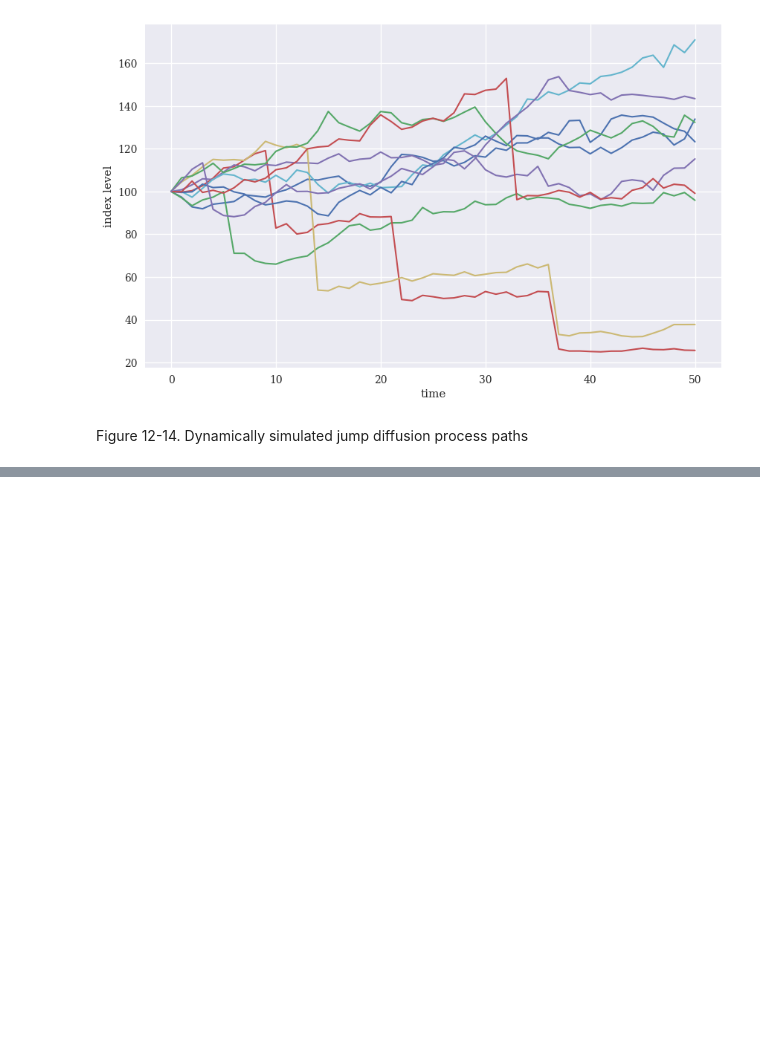
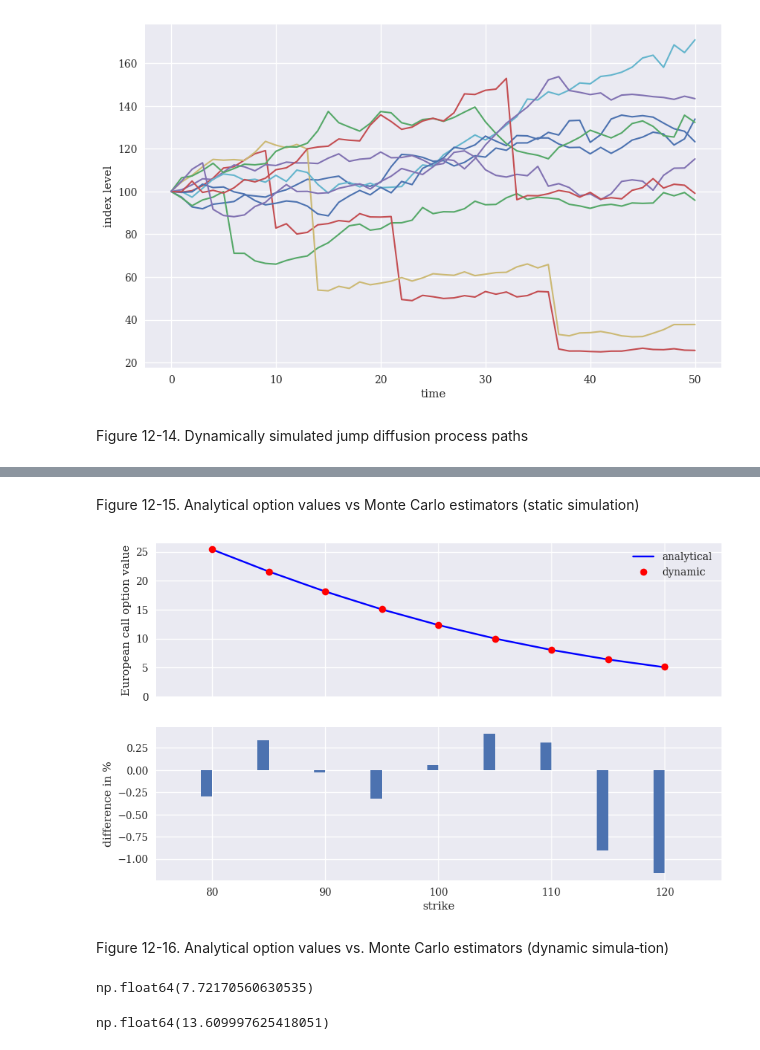
Before and after one commit to Youngsoo1024/Python_Finance, a Jupyter notebook: Chap12/ch12_test.ipynb, the cells around one changed output, grey strips where cells are left out. Cells and saved outputs as stored; diff of their text form; code cells hidden in the pictures; blank space fills up the shorter version.

```diff
--- a/Chap12/ch12_test.ipynb
+++ b/Chap12/ch12_test.ipynb
@@ -431,0 +669,18 @@ Figure 12-14. Dynamically simulated jump diffusion process paths
+# %% [markdown]
+Figure 12-15. Analytical option values vs Monte Carlo estimators (static simulation)
+# %%
+fig, (ax1, ax2) = plt.subplots(2, 1, sharex=True, figsize=(10, 6))
+ax1.plot(k_list, anal_res, 'b', label='analytical')
+ax1.plot(k_list, dyna_res, 'ro', label='dynamic')
+ax1.set_ylabel('European call option value')
+ax1.legend(loc=0)
+ax1.set_ylim(bottom=0)
+wi = 1.0
+ax2.bar(k_list - wi / 2, (anal_res - dyna_res) / anal_res * 100, wi)
+ax2.set_xlabel('strike')
+ax2.set_ylabel('difference in %')
+ax2.set_xlim(left=75, right=125);
+# %% [output]
+[figure, added]
+# %% [markdown]
+Figure 12-16. Analytical option values vs. Monte Carlo estimators (dynamic simula‐tion)
@@ -431,0 +727,8 @@ Figure 12-14. Dynamically simulated jump diffusion process paths
+# %%
+gbm_mcs_amer(110., option='call')
+# %% [output]
+np.float64(7.72170560630535)
+# %%
+gbm_mcs_amer(110., option='put')
+# %% [output]
+np.float64(13.609997625418051)
```
Also changed, not shown: parts of 70 cells of this notebook, 2 other files.
